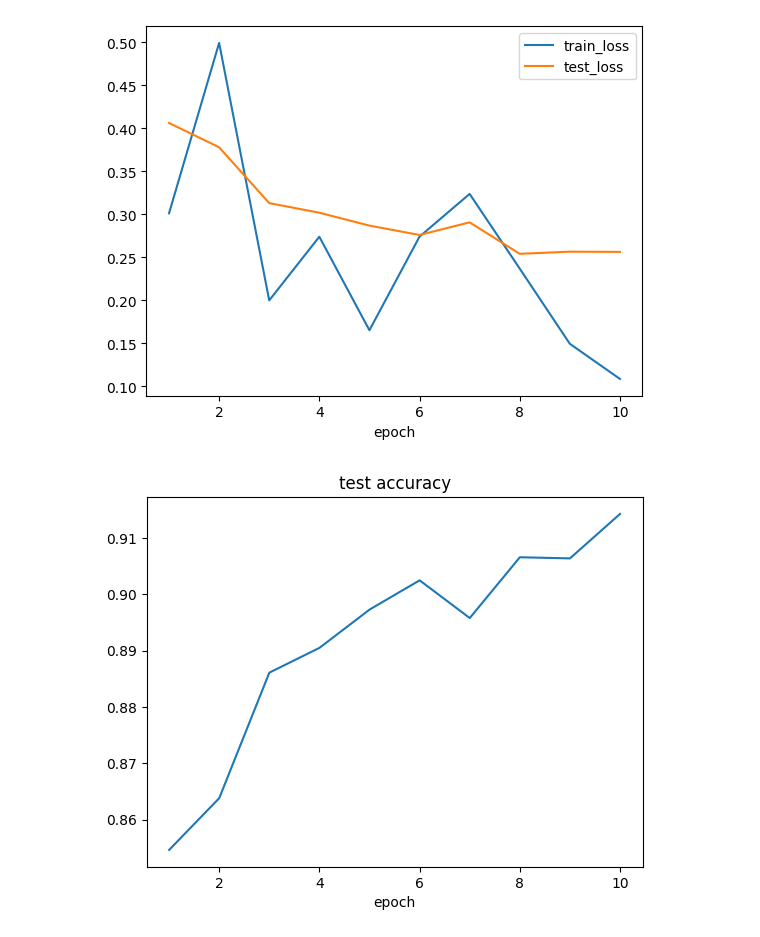
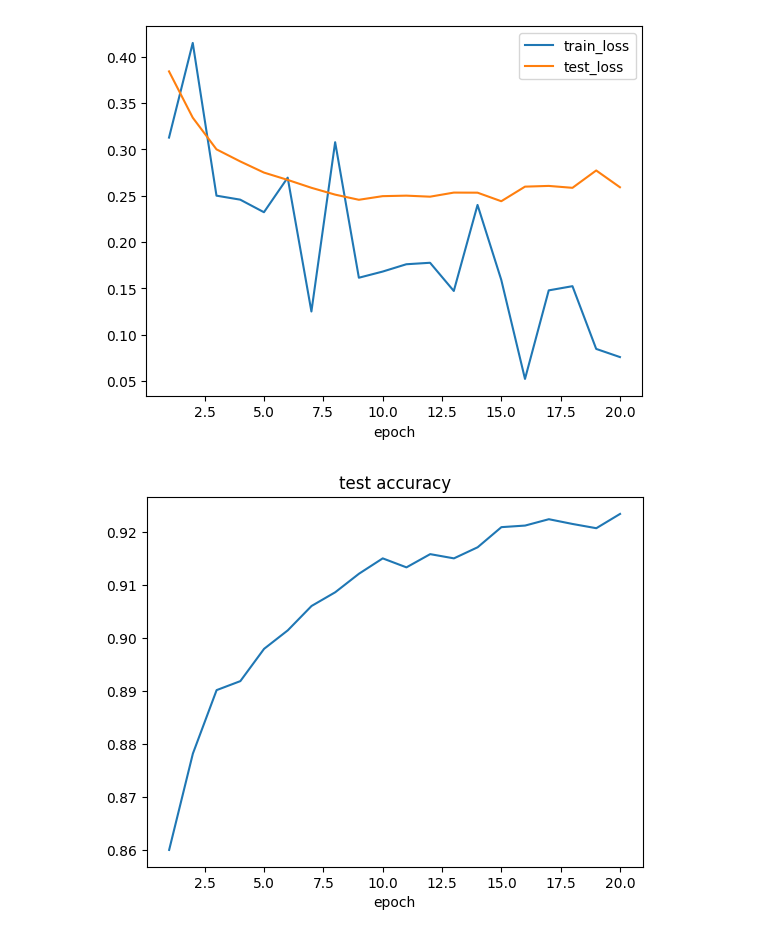
Before and after one commit to k94y/pytorch, a Jupyter notebook: pytorch_mnist.ipynb, the cells around one changed output. Cells and saved outputs as stored; diff of their text form; code cells hidden in the pictures.

```diff
--- a/pytorch_mnist.ipynb
+++ b/pytorch_mnist.ipynb
@@ -10,21 +12,28 @@ class MyNet(torch.nn.Module):
         super(MyNet, self).__init__()
         self.relu = torch.nn.ReLU()
         self.silu = torch.nn.SiLU()
+        self.padding = torch.nn.ZeroPad2d(1)
         self.pool = torch.nn.MaxPool2d(2, stride=2)
-
         self.conv1 = torch.nn.Conv2d(1,16,3)
-
-        self.fc1 = torch.nn.Linear(16 * 13 * 13, 120)
-        self.fc2 = torch.nn.Linear(120, 10)
+        self.dropout = torch.nn.Dropout(0.25)
+        self.fc1 = torch.nn.Linear(16 * 14 * 14, 400)
+        self.fc2 = torch.nn.Linear(400, 100)
+        self.fc3 = torch.nn.Linear(100, 10)
 
     def forward(self, x):
+        x = self.padding(x)
         x = self.conv1(x)
         x = self.silu(x)
         x = self.pool(x)
         x = x.view(x.size()[0], -1)
+        x = self.dropout(x)
         x = self.fc1(x)
         x = self.silu(x)
+        x = self.dropout(x)
         x = self.fc2(x)
+        x = self.silu(x)
+        x = self.dropout(x)
+        x = self.fc3(x)
         return f.log_softmax(x, dim=1)
 
 
@@ -55,7 +64,7 @@ def load_MNIST(batch=128, intensity=1.0):
 
 if __name__ == '__main__':
     # 学習回数
-    epoch = 10
+    epoch = 20
 
     # 学習結果の保存用
     history = {
@@ -65,7 +74,9 @@ if __name__ == '__main__':
     }
 
     # ネットワークを構築
+    device = torch.device("cuda:0")
     net: torch.nn.Module = MyNet()
+    net.to(device)
 
     # MNISTのデータローダーを取得
     loaders = load_MNIST()
@@ -84,6 +95,7 @@ if __name__ == '__main__':
             # data = data.view(-1, 28*28)
             # print(data.shape)  # torch.Size([128, 784])
 
+            data, target = data.to(device), target.to(device)
             optimizer.zero_grad()
             output = net(data)
             loss = f.nll_loss(output, target)
@@ -106,6 +118,7 @@ if __name__ == '__main__':
 
         with torch.no_grad():
             for data, target in loaders['test']:
+                data, target = data.to(device), target.to(device)
                 output = net(data)
                 test_loss += f.nll_loss(output, target, reduction='sum').item()
                 pred = output.argmax(dim=1, keepdim=True)
@@ -121,7 +134,7 @@ if __name__ == '__main__':
 
     # 結果の出力と描画
     print(history)
-    history['train_loss'] = list(map(lambda x: x.detach(), history['train_loss']))
+    history['train_loss'] = list(map(lambda x: x.detach().cpu(), history['train_loss']))
     plt.figure()
     plt.plot(range(1, epoch+1), history['train_loss'], label='train_loss')
     plt.plot(range(1, epoch+1), history['test_loss'], label='test_loss')
@@ -155,2 +168,2 @@ Test loss (avg): 0.2562076533555985, Accuracy: 0.9143
-[figure, old version]
+[figure, new version]
-[figure, old version]
+[figure, new version]
```
Also changed, not shown: parts of 2 cells of this notebook.
